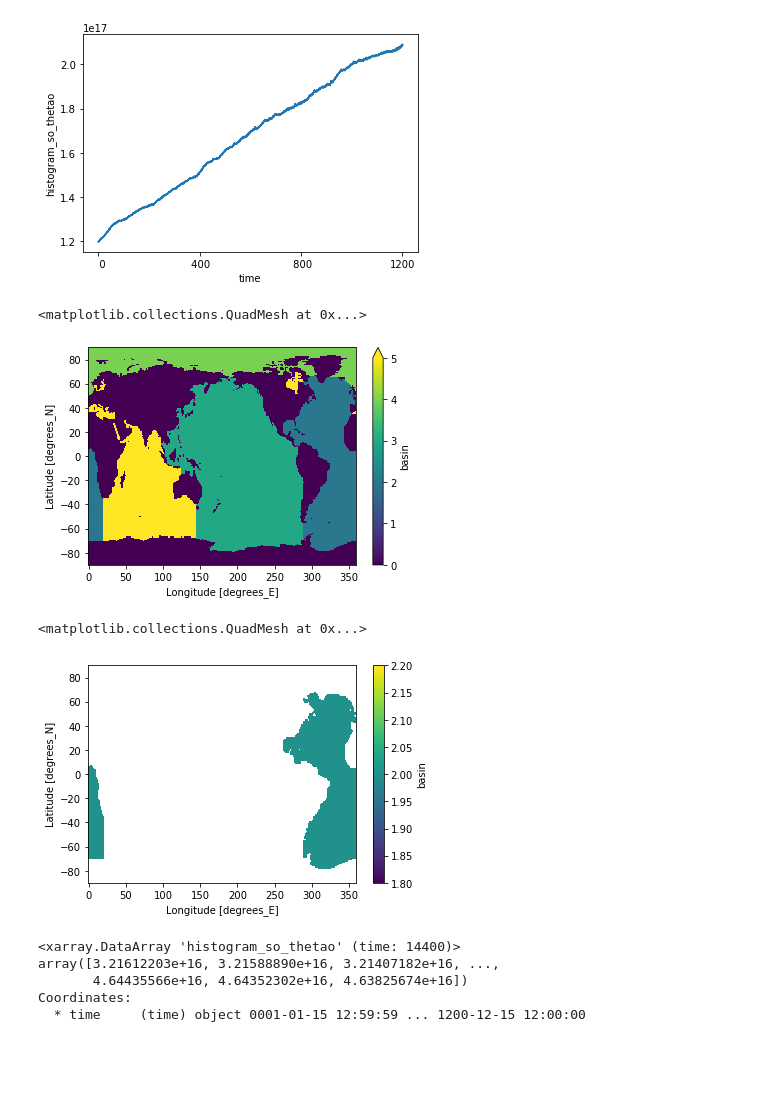
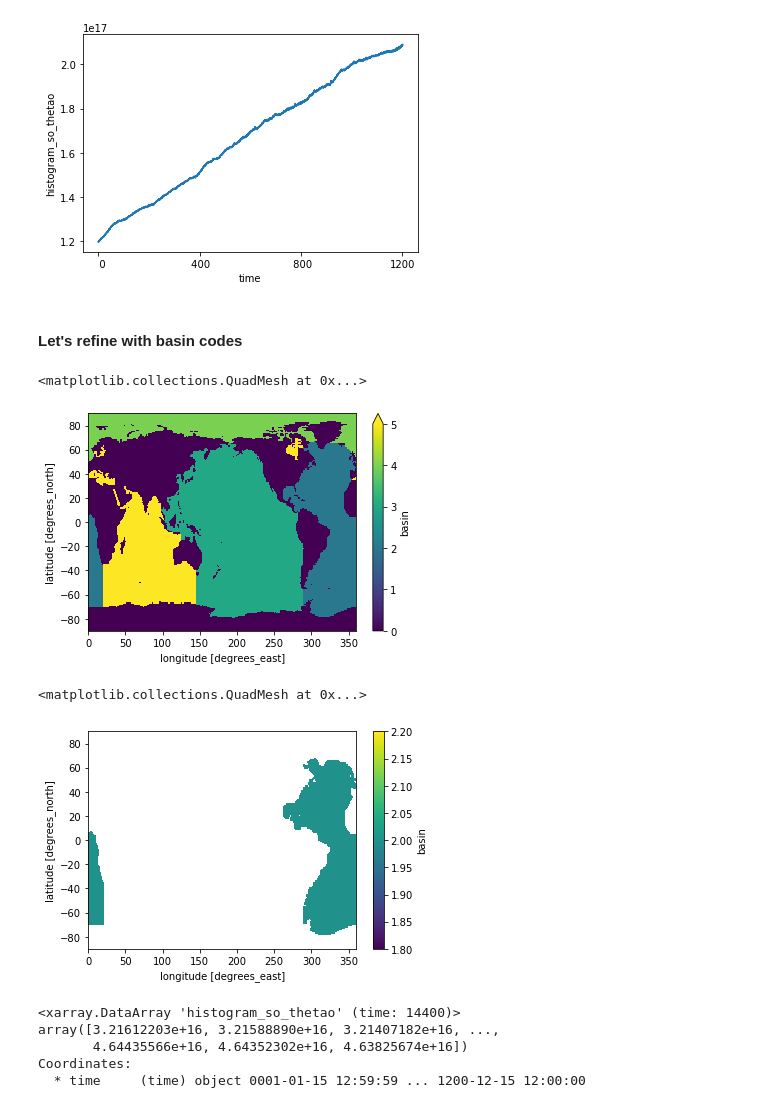
Before and after one commit to raphaeldussin/cmip6hack_water_masses_future, a Jupyter notebook: notebooks/Watermasses.ipynb, the cells around one changed output. Drawn from its saved outputs; the diff is of its cells as text; code cells hidden in the pictures; blank space fills up the shorter version.

```diff
--- a/notebooks/Watermasses.ipynb
+++ b/notebooks/Watermasses.ipynb
@@ -241,20 +285,22 @@ vol_nadw_CESM2.plot()
 # %% [output]
 [<matplotlib.lines.Line2D at 0x...>]
 [figure]
+# %% [markdown]
+#### Let's refine with basin codes
 # %%
 basincodes = xr.open_dataset('../data/basin_codes.r360x180.nc')
 
-basincodes = basincodes.rename({'Longitude': 'lon', 'Latitude': 'lat'})
-basincodes['lon'] = CESM2_so_piC['lon']
-basincodes['lat'] = CESM2_so_piC['lat']
+basincodes_CESM2 = basincodes.rename({'Longitude': 'lon', 'Latitude': 'lat'})
+basincodes_CESM2['lon'] = CESM2_so_piC['lon']
+basincodes_CESM2['lat'] = CESM2_so_piC['lat']
 # %%
-basincodes['basin'].plot(vmin=0, vmax=5)
+basincodes_CESM2['basin'].plot(vmin=0, vmax=5)
 # %% [output]
 <matplotlib.collections.QuadMesh at 0x...>
-[figure, old version]
+[figure, new version]
 # %%
-basincodes['basin'].where(basincodes['basin'] == 2).plot()
+basincodes_CESM2['basin'].where(basincodes_CESM2['basin'] == 2).plot()
 # %% [output]
 <matplotlib.collections.QuadMesh at 0x...>
-[figure, old version]
+[figure, new version]
 # %%
```
Also changed, not shown: parts of 41 cells of this notebook.
